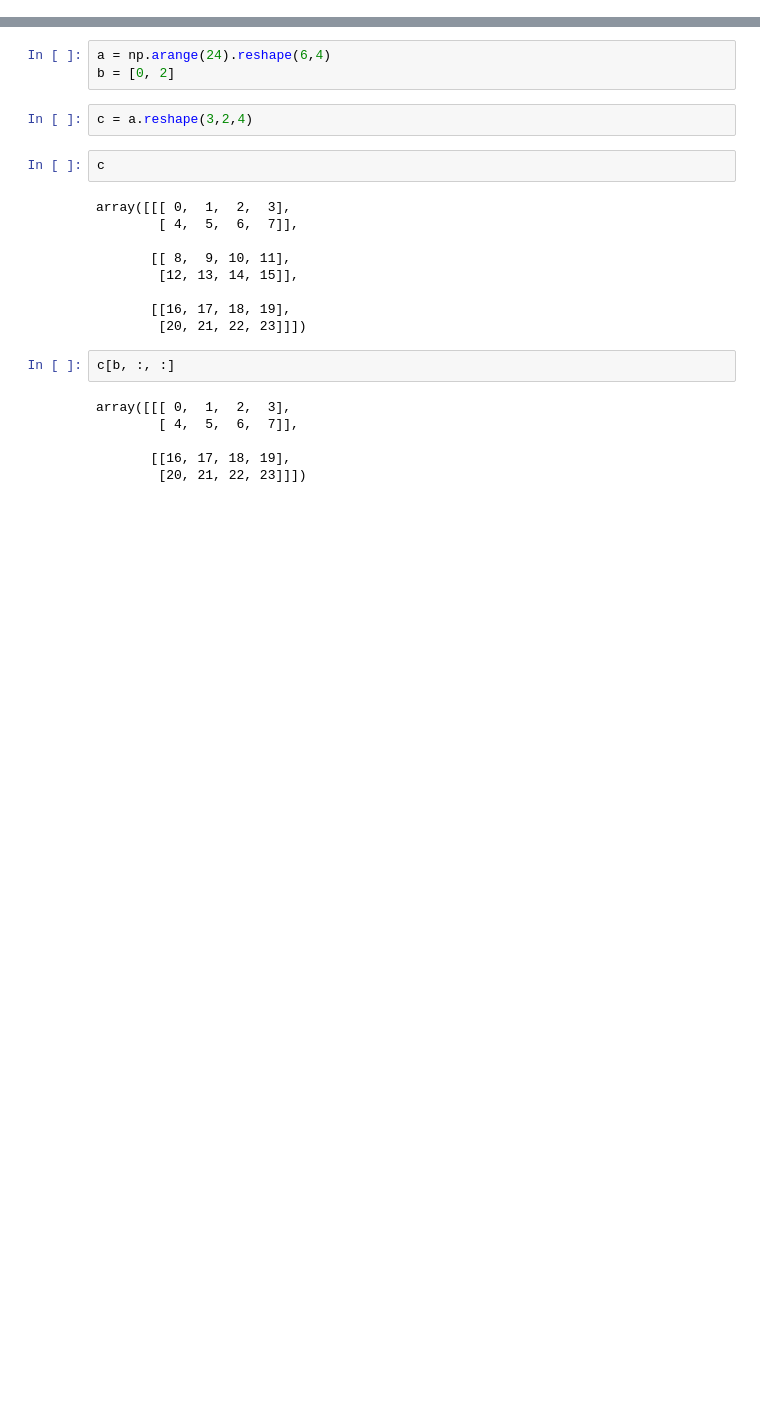
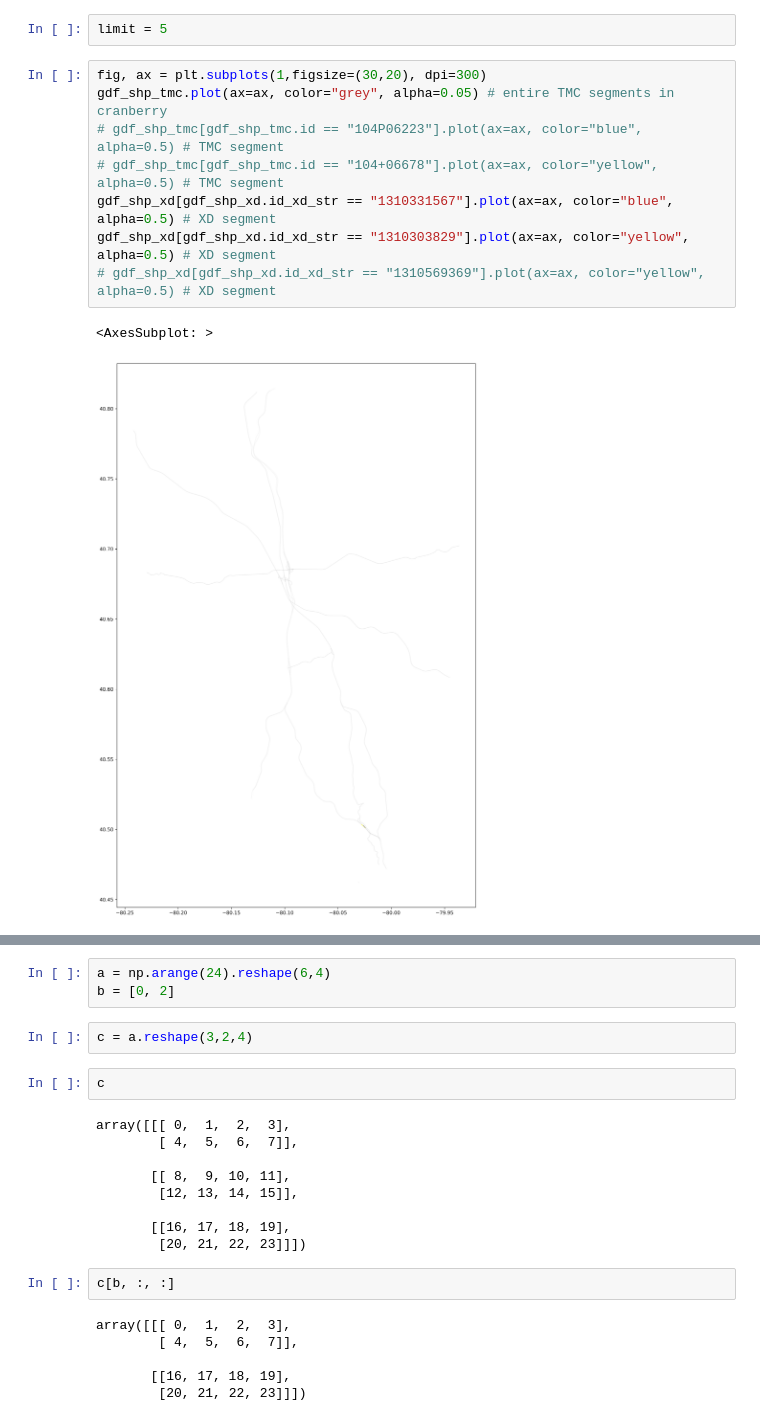
Before and after one commit to HaoWoo96/Traffic-Prediction, a Jupyter notebook: playground.ipynb, the cells around one changed output, grey strips where cells are left out. Saved outputs shown, nothing was run; the diff lists cells and outputs as text; blank space fills up the shorter version.

```diff
--- a/playground.ipynb
+++ b/playground.ipynb
@@ -15,0 +478,13 @@ from tqdm import tqdm
+# %%
+limit = 5
+# %%
+fig, ax = plt.subplots(1,figsize=(30,20), dpi=300)
+gdf_shp_tmc.plot(ax=ax, color="grey", alpha=0.05) # entire TMC segments in cranberry
+# gdf_shp_tmc[gdf_shp_tmc.id == "104P06223"].plot(ax=ax, color="blue", alpha=0.5) # TMC segment
+# gdf_shp_tmc[gdf_shp_tmc.id == "104+06678"].plot(ax=ax, color="yellow", alpha=0.5) # TMC segment
+gdf_shp_xd[gdf_shp_xd.id_xd_str == "1310331567"].plot(ax=ax, color="blue", alpha=0.5) # XD segment
+gdf_shp_xd[gdf_shp_xd.id_xd_str == "1310303829"].plot(ax=ax, color="yellow", alpha=0.5) # XD segment
+# gdf_shp_xd[gdf_shp_xd.id_xd_str == "1310569369"].plot(ax=ax, color="yellow", alpha=0.5) # XD segment
+# %% [output]
+<AxesSubplot: >
+[figure, added]
```
Also changed, not shown: parts of 92 cells of this notebook, 27 other files.
